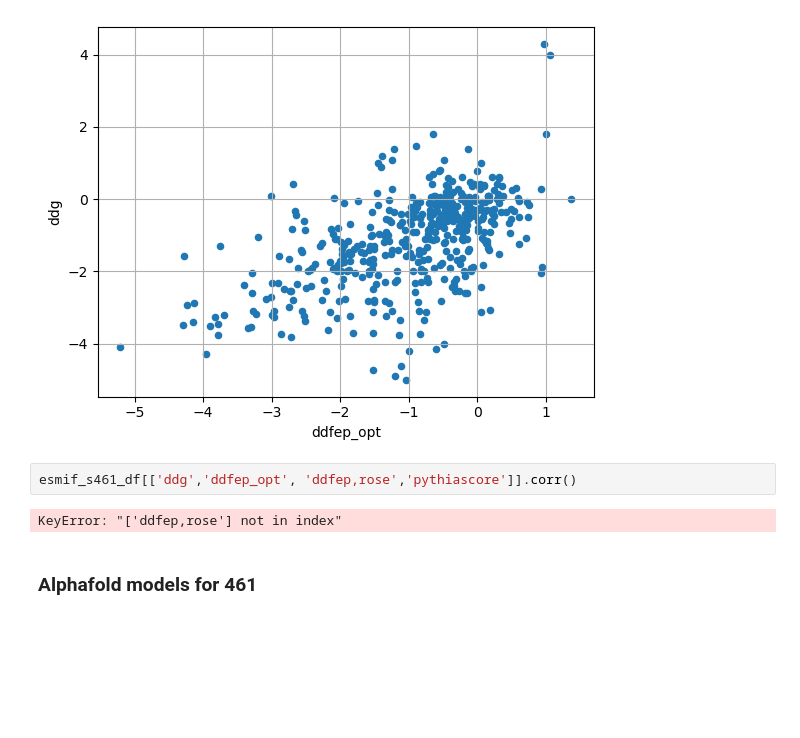
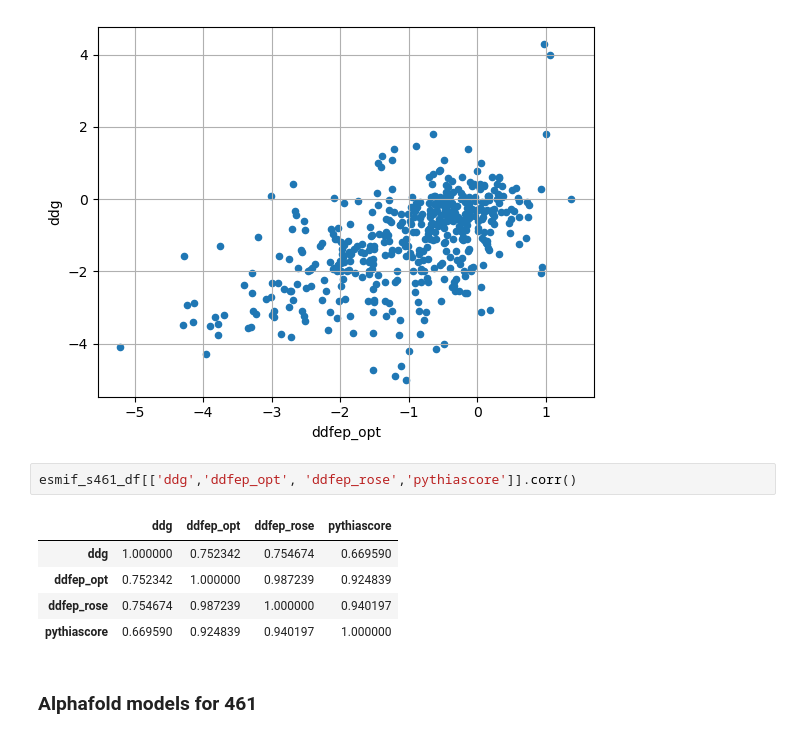
Before and after one commit to compbiomed-unito/ddMBC, a Jupyter notebook: Rose/pythia_rose.ipynb, the cells around one changed output. Cells and saved outputs as stored; diff of their text form; blank space fills up the shorter version.

```diff
--- a/Rose/pythia_rose.ipynb
+++ b/Rose/pythia_rose.ipynb
@@ -870,9 +870,13 @@ RMSE(ddfep_rose): 1.1306644551346963
 RMSE(pythiascore): 7.390213195496487
 [figure]
 # %%
-esmif_s461_df[['ddg','ddfep_opt', 'ddfep,rose','pythiascore']].corr()
+esmif_s461_df[['ddg','ddfep_opt', 'ddfep_rose','pythiascore']].corr()
 # %% [output]
-KeyError: "['ddfep,rose'] not in index"
+|  | ddg | ddfep_opt | ddfep_rose | pythiascore |
+| ddg | 1.000000 | 0.752342 | 0.754674 | 0.669590 |
+| ddfep_opt | 0.752342 | 1.000000 | 0.987239 | 0.924839 |
+| ddfep_rose | 0.754674 | 0.987239 | 1.000000 | 0.940197 |
+| pythiascore | 0.669590 | 0.924839 | 0.940197 | 1.000000 |
 # %% [markdown]
 ### Alphafold models for 461
 # %%
```
Also changed, not shown: parts of 38 cells of this notebook.
